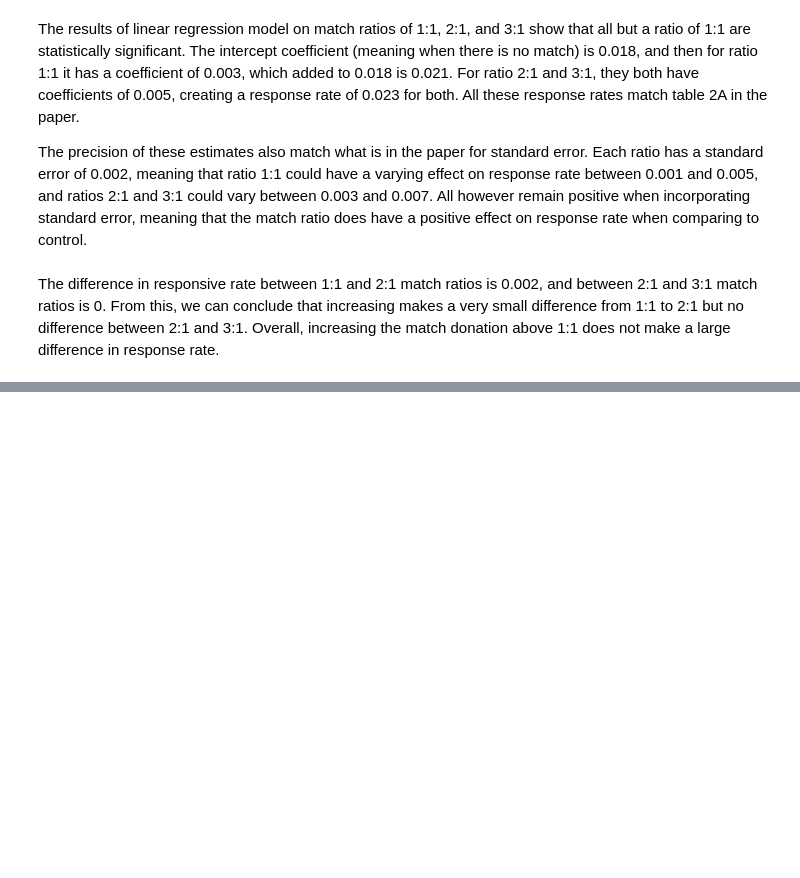
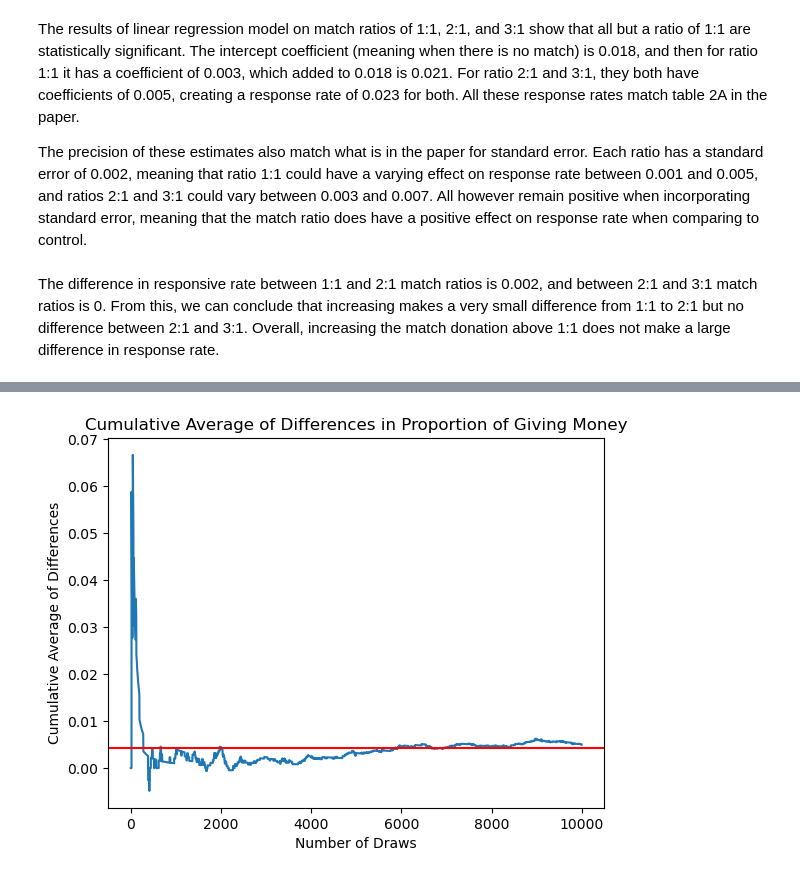
Before and after one commit to rsm-nshuckerow/Nick_Shuckerow, a Jupyter notebook: projects/HW1/HW1.ipynb, the cells around one changed output, grey strips where cells are left out. Saved outputs shown, nothing was run; the diff lists cells and outputs as text; code cells hidden in the pictures; blank space fills up the shorter version.

```diff
--- a/projects/HW1/HW1.ipynb
+++ b/projects/HW1/HW1.ipynb
@@ -364,0 +460,3 @@ The difference in responsive rate between 1:1 and 2:1 match ratios is 0.002, and
+# %%
+control_sim = bernoulli.rvs(p = control, size = 10000)
+treatment_sim = bernoulli.rvs(p = treatment, size = 10000)
@@ -364,0 +476,12 @@ The difference in responsive rate between 1:1 and 2:1 match ratios is 0.002, and
+# %%
+# plot the cumulative average of the differences with a line plot
+
+fig, ax = plt.subplots()
+ax.plot(cum_avg)
+ax.axhline(treatment - control, color='red')
+ax.set_ylabel('Cumulative Average of Differences')
+ax.set_xlabel('Number of Draws')
+ax.set_title('Cumulative Average of Differences in Proportion of Giving Money')
+plt.show()
+# %% [output]
+[figure, added]
```
Also changed, not shown: parts of 19 cells of this notebook, 15 other files.
